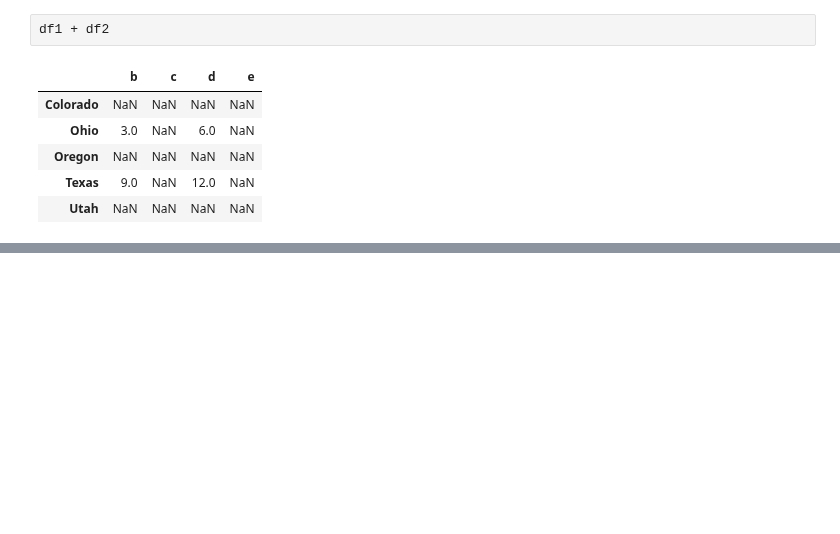
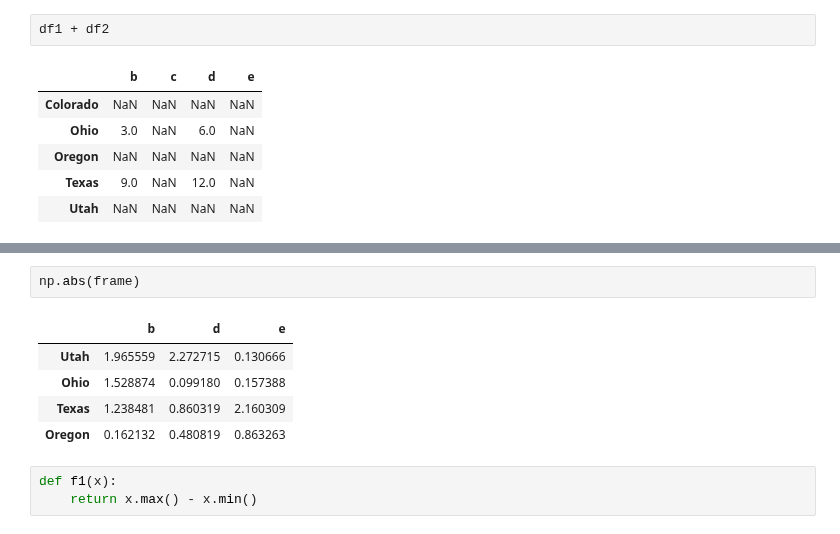
Before and after one commit to jflisazo/python, a Jupyter notebook: ch03.ipynb, the cells around one changed output, grey strips where cells are left out. Cells and saved outputs as stored; diff of their text form; blank space fills up the shorter version.

```diff
--- a/ch03.ipynb
+++ b/ch03.ipynb
@@ -452,0 +463,11 @@ df1 + df2
+# %%
+np.abs(frame)
+# %% [output]
+|  | b | d | e |
+| Utah | 1.965559 | 2.272715 | 0.130666 |
+| Ohio | 1.528874 | 0.099180 | 0.157388 |
+| Texas | 1.238481 | 0.860319 | 2.160309 |
+| Oregon | 0.162132 | 0.480819 | 0.863263 |
+# %%
+def f1(x):
+    return x.max() - x.min()
```
Also changed, not shown: parts of 11 cells of this notebook.
